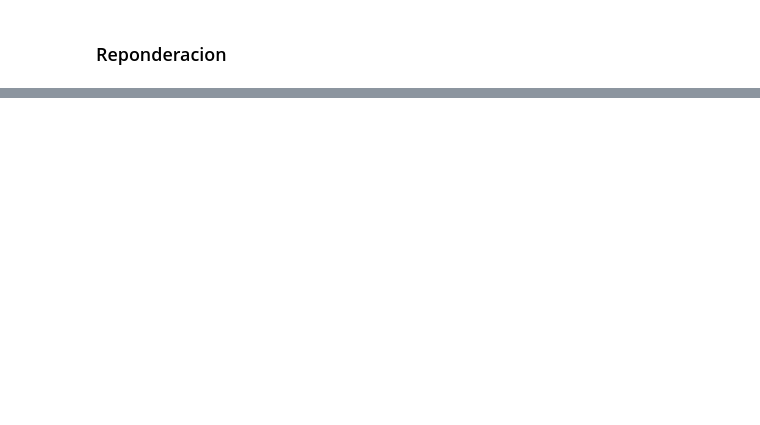
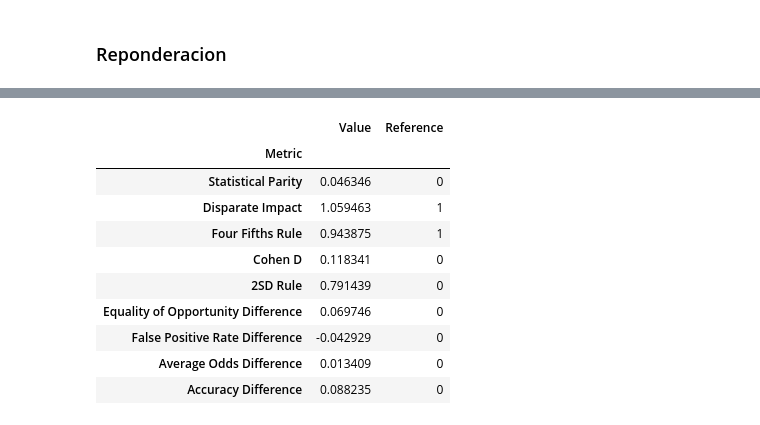
Before and after one commit to ezemartlopez/TP-Integrador-Equidad-en-Aprendizaje-Autom-tico, a Jupyter notebook: 01_Conjunto_datos copy.ipynb, the cells around one changed output, grey strips where cells are left out. Saved outputs shown, nothing was run; the diff lists cells and outputs as text; code cells hidden in the pictures; blank space fills up the shorter version.

```diff
--- a/01_Conjunto_datos.ipynb
+++ b/01_Conjunto_datos copy.ipynb
@@ -1434,0 +1400,14 @@ AttributeError: 'Source' object has no attribute 'asttext'
+# %%
+metrics_preprocessing_correlationRemover
+# %% [output]
+|  | Value | Reference |
+| Metric |  |  |
+| Statistical Parity | 0.046346 | 0 |
+| Disparate Impact | 1.059463 | 1 |
+| Four Fifths Rule | 0.943875 | 1 |
+| Cohen D | 0.118341 | 0 |
+| 2SD Rule | 0.791439 | 0 |
+| Equality of Opportunity Difference | 0.069746 | 0 |
+| False Positive Rate Difference | -0.042929 | 0 |
+| Average Odds Difference | 0.013409 | 0 |
+| Accuracy Difference | 0.088235 | 0 |
```
Also changed, not shown: parts of 35 cells of this notebook.
